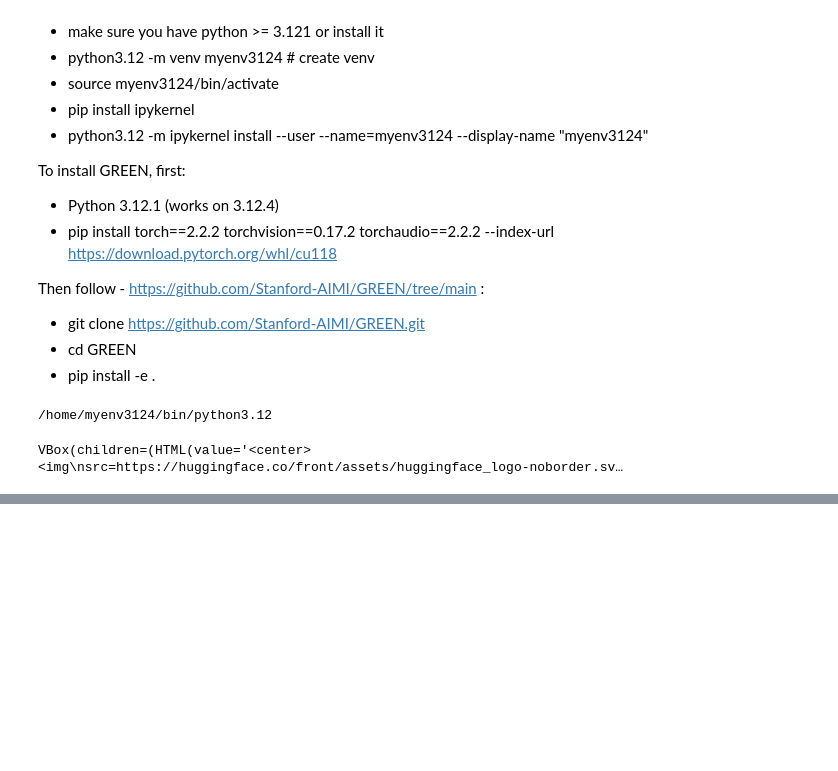
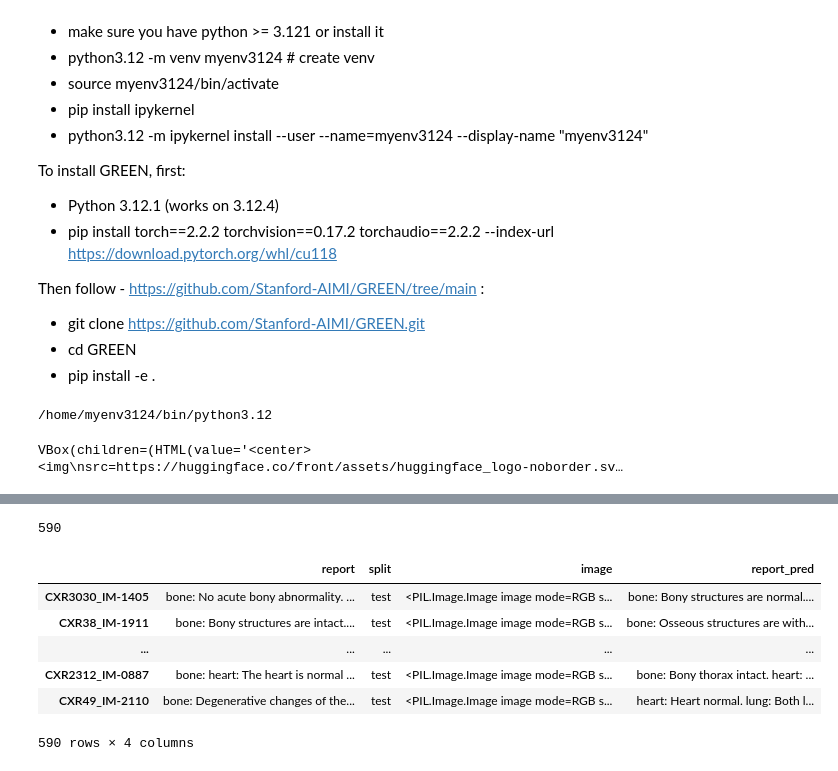
Before and after one commit to ramm777/transformers_xray_report, a Jupyter notebook: task2_0_inference.ipynb, the cells around one changed output, grey strips where cells are left out. Drawn from its saved outputs; the diff is of its cells as text; code cells hidden in the pictures; blank space fills up the shorter version.

```diff
--- a/task2_0_inference.ipynb
+++ b/task2_0_inference.ipynb
@@ -346,0 +323,3 @@ len(outputs)
+# %%
+data_test['report'] = data_test['report'].apply(lambda x: ' '.join([f"{k}: {v}" for k, v in x.items()]))
+data_test
@@ -346,0 +335,21 @@ len(outputs)
+# %%
+import json
+file_name = "Llama-3.2-11B-Vision-Instruct_finetuned_xray_report_TEST_OUTPUT.json"
+
+with open(file_name, "r") as file:
+    outputs = json.load(file)
+
+df = pd.DataFrame.from_dict(outputs, orient='index', columns=['report_pred'])
+data_test = pd.merge(data_test, df, left_index=True, right_index=True)
+# %% [output]
+590
+# %%
+data_test
+# %% [output]
+|  | report | split | image | report_pred |
+| CXR3030_IM-1405 | bone: No acute bony abnormality. ... | test | <PIL.Image.Image image mode=RGB s... | bone: Bony structures are normal.... |
+| CXR38_IM-1911 | bone: Bony structures are intact.... | test | <PIL.Image.Image image mode=RGB s... | bone: Osseous structures are with... |
+| ... | ... | ... | ... | ... |
+| CXR2312_IM-0887 | bone: heart: The heart is normal ... | test | <PIL.Image.Image image mode=RGB s... | bone: Bony thorax intact. heart: ... |
+| CXR49_IM-2110 | bone: Degenerative changes of the... | test | <PIL.Image.Image image mode=RGB s... | heart: Heart normal. lung: Both l... |
+590 rows × 4 columns
```
Also changed, not shown: parts of 12 cells of this notebook.
